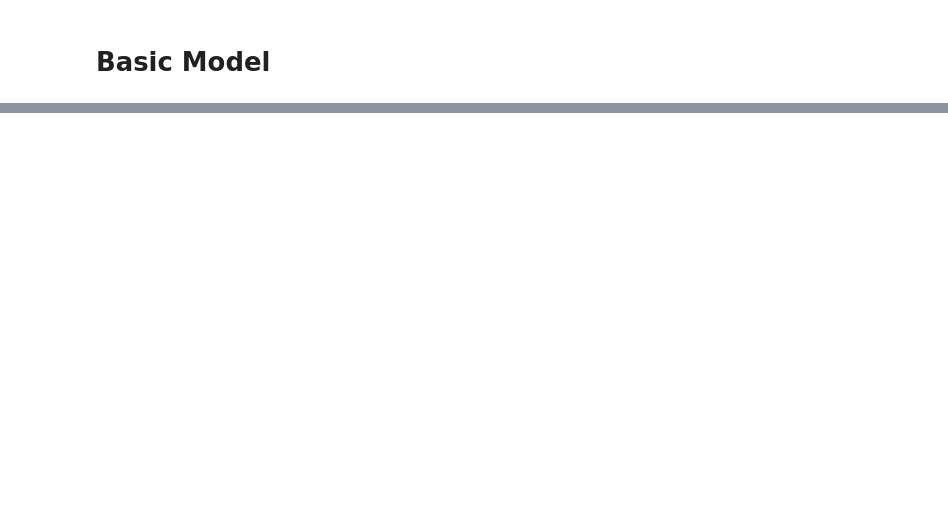
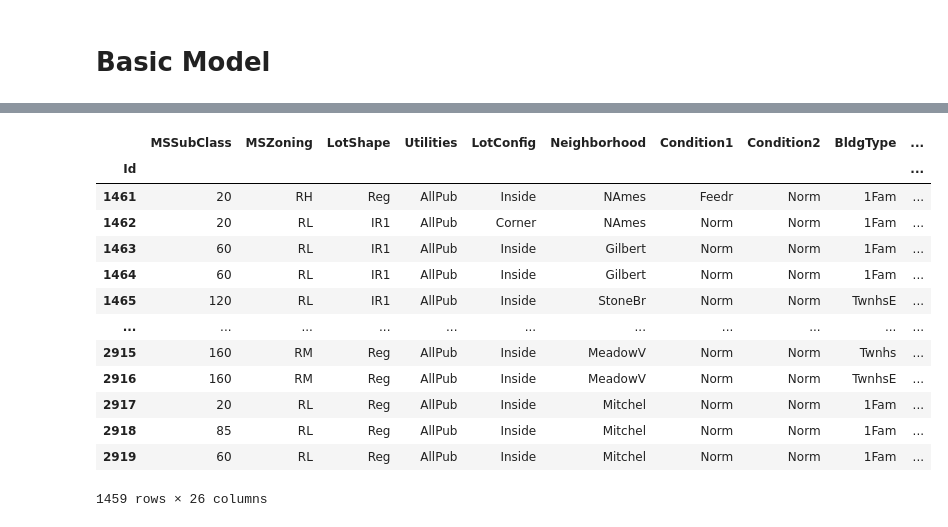
Before and after one commit to 4d30/ames, a Jupyter notebook: ames2.ipynb, the cells around one changed output, grey strips where cells are left out. Drawn from its saved outputs; the diff is of its cells as text; code cells hidden in the pictures; blank space fills up the shorter version.

```diff
--- a/ames2.ipynb
+++ b/ames2.ipynb
@@ -732,0 +520,4 @@ df_submit[0:5]
+# %%
+test =  pd.read_csv('./input/test.csv')
+test.set_index('Id',inplace=True)
+test.shape
@@ -732,0 +602,3 @@ df_submit[0:5]
+# %%
+test['MSSubClass'] = test['MSSubClass'].astype(str)
+test['MoSold'] = test['MoSold'].astype(str)
@@ -732,0 +707,48 @@ df_submit[0:5]
+# %%
+test['OverallQual-rt'] = np.sqrt(test['OverallQual'])
+test['OverallQual-2'] = np.power(test['OverallQual'],2)
+test['OverallQual-3'] = np.power(test['OverallQual'],3)
+test['TotalSF-rt'] = np.sqrt(test['TotalSF'])
+test['TotalSF-2'] = np.power(test['TotalSF'],2)
+test['TotalSF-3'] = np.power(test['TotalSF'],3)
+test['TotalFlrsSF-rt'] = np.sqrt(test['TotalFlrsSF'])
+test['TotalFlrsSF-2'] = np.power(test['TotalFlrsSF'],2)
+test['TotalFlrsSF-3'] = np.power(test['TotalFlrsSF'],3)
+test['GrLivArea-rt'] = np.sqrt(test['GrLivArea'])
+test['GrLivArea-2'] = np.power(test['GrLivArea'],2)
+test['GrLivArea-3'] = np.power(test['GrLivArea'],3)
+test['BasicOverallQual-rt'] = np.sqrt(test['BasicOverallQual'])
+test['BasicOverallQual-2'] = np.power(test['BasicOverallQual'],2)
+test['BasicOverallQual-3'] = np.power(test['BasicOverallQual'],3)
+test['ExterQual-rt'] = np.sqrt(test['ExterQual'])
+test['ExterQual-2'] = np.power(test['ExterQual'],2)
+test['ExterQual-3'] = np.power(test['ExterQual'],3)
+test['GarageCars-rt'] = np.sqrt(test['GarageCars'])
+test['GarageCars-2'] = np.power(test['GarageCars'],2)
+test['GarageCars-3'] = np.power(test['GarageCars'],3)
+test['TotalBath-rt'] = np.sqrt(test['TotalBath'])
+test['TotalBath-2'] = np.power(test['TotalBath'],2)
+test['TotalBath-3'] = np.power(test['TotalBath'],3)
+test['KitchenQual-rt'] = np.sqrt(test['KitchenQual'])
+test['KitchenQual-2'] = np.power(test['KitchenQual'],2)
+test['KitchenQual-3'] = np.power(test['KitchenQual'],3)
+test['GarageQScore-rt'] = np.sqrt(test['GarageQScore'])
+test['GarageQScore-2'] = np.power(test['GarageQScore'],2)
+test['GarageQScore-3'] = np.power(test['GarageQScore'],3)
+# %%
+test.loc[:,categoric]
+# %% [output]
+|  | MSSubClass | MSZoning | LotShape | Utilities | LotConfig | Neighborhood | Condition1 | Condition2 | BldgType | ... |
+| Id |  |  |  |  |  |  |  |  |  | ... |
+| 1461 | 20 | RH | Reg | AllPub | Inside | NAmes | Feedr | Norm | 1Fam | ... |
+| 1462 | 20 | RL | IR1 | AllPub | Corner | NAmes | Norm | Norm | 1Fam | ... |
+| 1463 | 60 | RL | IR1 | AllPub | Inside | Gilbert | Norm | Norm | 1Fam | ... |
+| 1464 | 60 | RL | IR1 | AllPub | Inside | Gilbert | Norm | Norm | 1Fam | ... |
+| 1465 | 120 | RL | IR1 | AllPub | Inside | StoneBr | Norm | Norm | TwnhsE | ... |
+| ... | ... | ... | ... | ... | ... | ... | ... | ... | ... | ... |
+| 2915 | 160 | RM | Reg | AllPub | Inside | MeadowV | Norm | Norm | Twnhs | ... |
+| 2916 | 160 | RM | Reg | AllPub | Inside | MeadowV | Norm | Norm | TwnhsE | ... |
+| 2917 | 20 | RL | Reg | AllPub | Inside | Mitchel | Norm | Norm | 1Fam | ... |
+| 2918 | 85 | RL | Reg | AllPub | Inside | Mitchel | Norm | Norm | 1Fam | ... |
+| 2919 | 60 | RL | Reg | AllPub | Inside | Mitchel | Norm | Norm | 1Fam | ... |
+1459 rows × 26 columns
```
Also changed, not shown: parts of 61 cells of this notebook.
